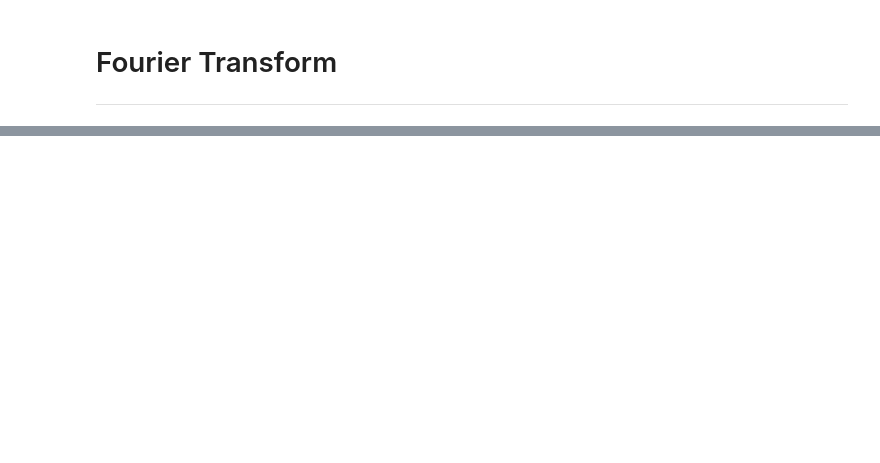
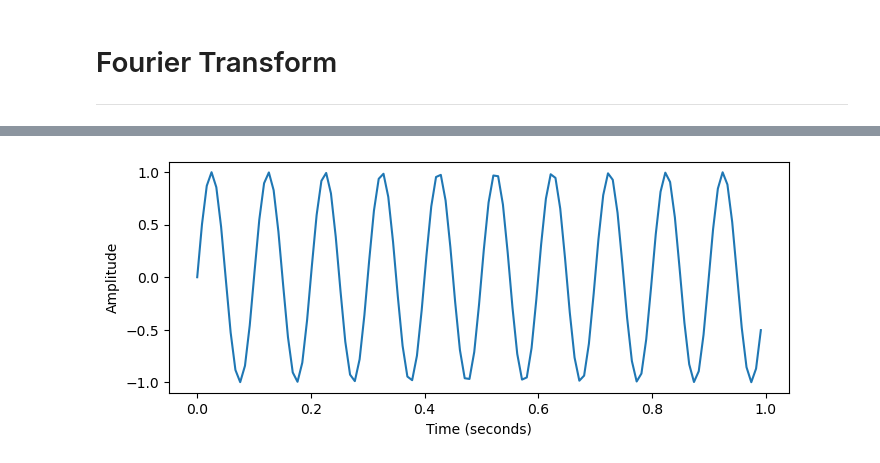
Before and after one commit to G00378925/emerging-technologies, a Jupyter notebook: notebooks/04-fourier-transform.ipynb, the cells around one changed output, grey strips where cells are left out. Drawn from its saved outputs; the diff is of its cells as text; code cells hidden in the pictures; blank space fills up the shorter version.

Commit message:
Adding code to generate a sinusoidal signal

```diff
--- a/notebooks/04-fourier-transform.ipynb
+++ b/notebooks/04-fourier-transform.ipynb
@@ -32,0 +64,33 @@ def dft(input_array):
+# %%
+import random
+import numpy as np
+
+# Number of samples to generate
+sample_count = random.randint(100, 200)
+
+# Spaces between the samples
+sample_interval = 1 / sample_count
+
+# Generate time vector from 0 to 1 wih sample_interval intervals
+time_vector = np.arange(0, 1, sample_interval)
+
+signal_frequency = 10
+
+signal_amplitude = 1
+
+phase_shift = 0
+
+# Generating the sinusoidal signal
+my_signal = signal_amplitude * np.sin(2 * np.pi * signal_frequency * time_vector + phase_shift)
+# %%
+import matplotlib.pyplot as plt
+
+fig, ax = plt.subplots(figsize=(8, 3))
+ax.set_xlabel("Time (seconds)")
+ax.set_ylabel("Amplitude")
+
+# Plot the time-domain signal
+ax.plot(time_vector, my_signal)
+plt.show()
+# %% [output]
+[figure, added]
```
Also changed, not shown: parts of 10 cells of this notebook.
